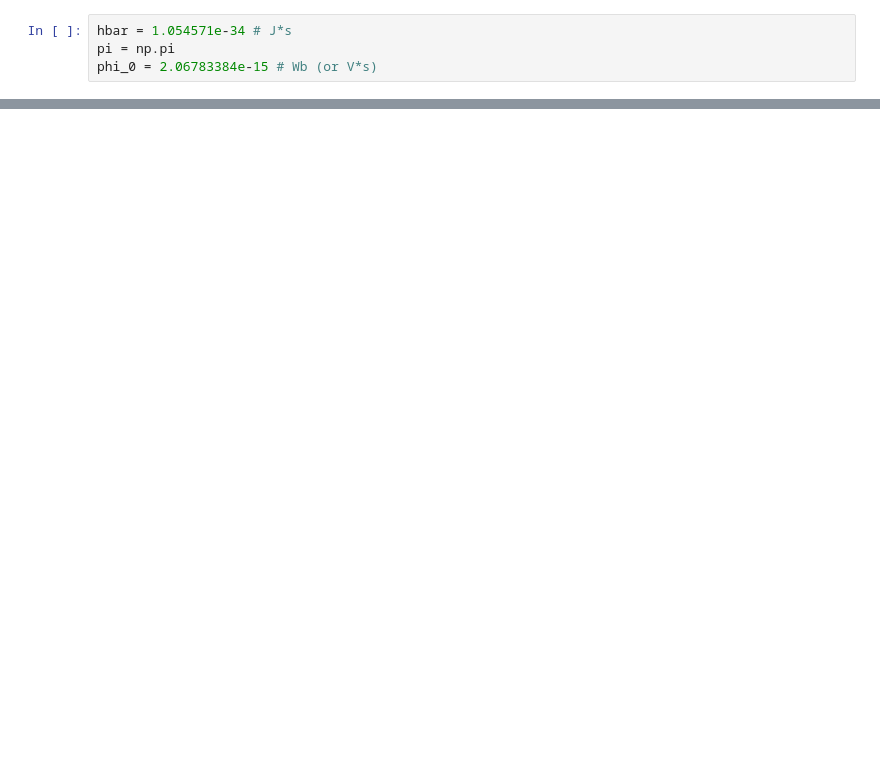
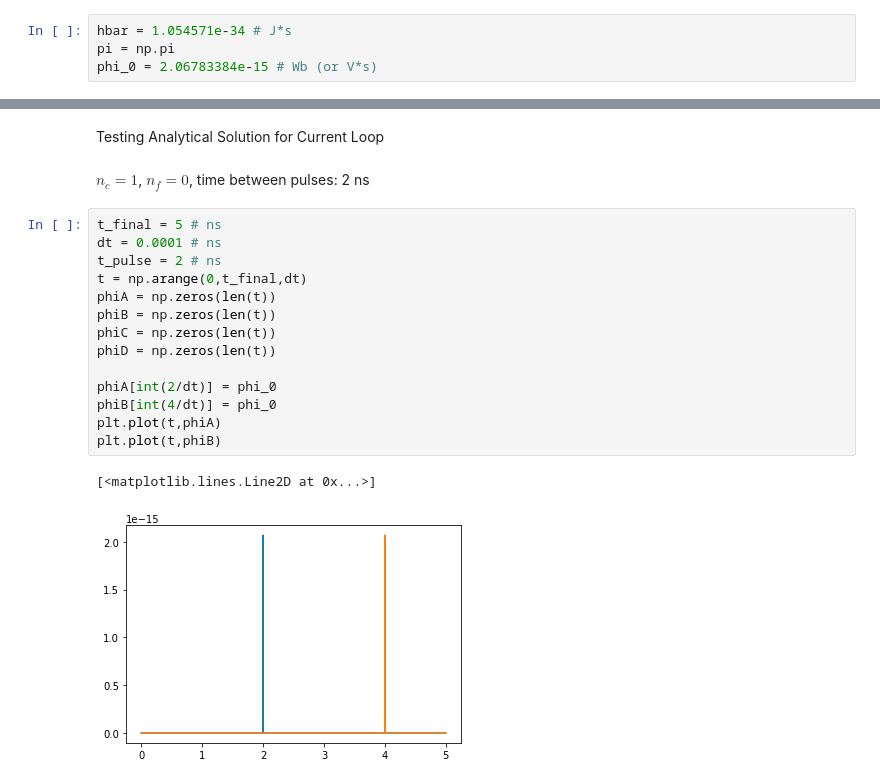
Before and after one commit to mohecht/PHYS559, a Jupyter notebook: QubitEnergyTuner.ipynb, the cells around one changed output, grey strips where cells are left out. Saved outputs shown, nothing was run; the diff lists cells and outputs as text; blank space fills up the shorter version.

```diff
--- a/QubitEnergyTuner.ipynb
+++ b/QubitEnergyTuner.ipynb
@@ -65 +136,22 @@ di_p_fine =
+# %% [markdown]
+Testing Analytical Solution for Current Loop
+# %% [markdown]
+$n_c = 1$, $n_f=0$, time between pulses: 2 ns
+# %%
+t_final = 5 # ns
+dt = 0.0001 # ns
+t_pulse = 2 # ns
+t = np.arange(0,t_final,dt)
+phiA = np.zeros(len(t))
+phiB = np.zeros(len(t))
+phiC = np.zeros(len(t))
+phiD = np.zeros(len(t))
+
+phiA[int(2/dt)] = phi_0
+phiB[int(4/dt)] = phi_0
+plt.plot(t,phiA)
+plt.plot(t,phiB)
+# %% [output]
+[<matplotlib.lines.Line2D at 0x...>]
+[figure, added]
 # %%
```
Also changed, not shown: parts of 24 cells of this notebook.
